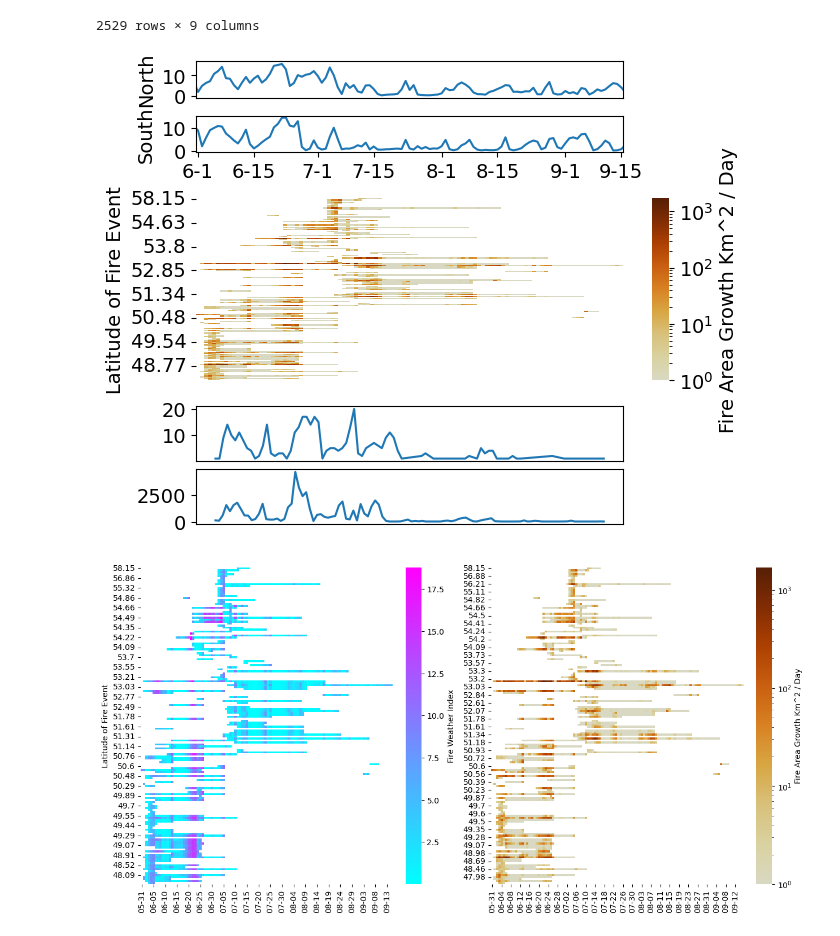
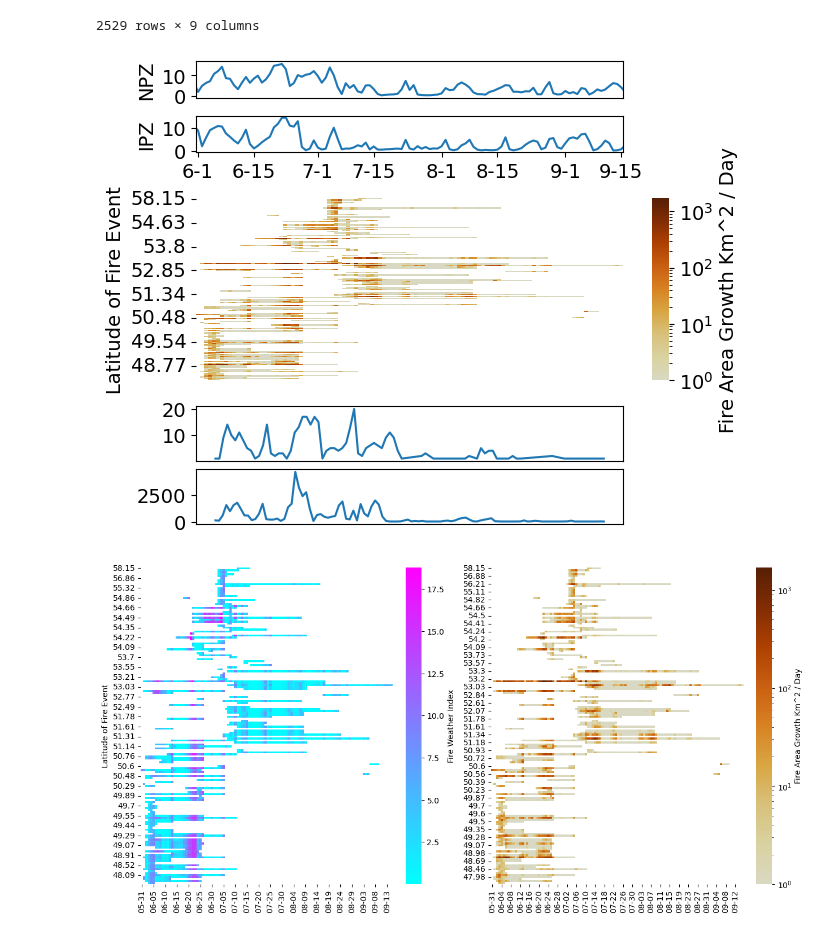
Before and after one commit to mccabete/fwiVis, a Jupyter notebook: notebooks/heatmap_timeseries.ipynb, the cells around one changed output. Drawn from its saved outputs; the diff is of its cells as text; code cells hidden in the pictures.

```diff
--- a/notebooks/heatmap_timeseries.ipynb
+++ b/notebooks/heatmap_timeseries.ipynb
@@ -1130,7 +1170,7 @@ with mpl.rc_context({'font.size': 14}):
 
     ax.plot(fwin.INITDATE.astype("datetime64[ns]"),fwin.GEOS_5)
     ax.set_xlim(test_func[1].t.astype("datetime64[ns]").min(), test_func[1].t.astype("datetime64[ns]").max())
-    ax.set_ylabel("North")
+    ax.set_ylabel("NPZ")
     #ax.set_xticklabels("")
     ax.axes.get_xaxis().set_visible(False)
     #ax.set_yticklabels("")
@@ -1139,36 +1179,36 @@ with mpl.rc_context({'font.size': 14}):
     ax3.xaxis.set_major_formatter(mdates.DateFormatter('%-m-%-d'))
     ax3.plot(fwis.INITDATE.astype("datetime64[ns]"),fwis.GEOS_5)
     ax3.set_xlim(test_func[1].t.astype("datetime64[ns]").min(), test_func[1].t.astype("datetime64[ns]").max())
-    ax3.set_ylabel("South")
+    ax3.set_ylabel("IPZ")
     #ax3.set_yticklabels("")
 
 
 
     #ax3 =
     #sn.heatmap(heat, cmap = "YlOrBr", norm=LogNorm(), cbar_kws={'label': 'Fire Area Growth Km^2'}, ax = ax5, cbar_ax=ax6, square=False)#,fmt='.1f',
     sn.heatmap(test_func[0], cmap = darker_cmap, norm=LogNorm(), cbar_kws={'label': 'Fire Area Growth Km^2 / Day'}, ax = ax5, cbar_ax=ax6, square=False)#,fmt='.1f',
     ax5.set(xlabel="", ylabel="Latitude of Fire Event")
     ax5.axes.get_xaxis().set_visible(False)
     #ax5.yaxis.set_major_formatter(mpl.ticker.FuncFormatter(quick_round2))
     #ax5.set_xticklabels("")
     #ax5.xaxis.set_major_formatter(mdates.DateFormatter('%m-%d'))
     #ax7.xaxis.set_major_formatter(mdates.DateFormatter('%-m-%-d'))
     ax7.axes.get_xaxis().set_visible(False)
     ax7.plot(num_fires.t, num_fires.iloc[:, 1:])
     ax7.set_ylabel("") # # >= 20
 
     ax9.axes.get_xaxis().set_visible(False)
     ax9.plot(sum_growth.t, sum_growth.iloc[:, 1:])
     ax9.set_ylabel("") # Total km
 
     ax2.remove()
     ax4.remove()
     ax8.remove()
     ax10.remove()
 
     plt.savefig(f"some_figs/Number_of_fires_growing_over_20km2_Regional_fire_growth_FWI_diff_fix_{datetime.today().strftime('%Y%m%d')}.png", dpi = 900, transparent = False)
 # %% [output]
-[figure, old version]
+[figure, new version]
 # %%
 fig2, ([ax2, ax3]) = plt.subplots(1,2, figsize = (12.5, 6.25), gridspec_kw={'width_ratios': [2,2], 'height_ratios': [1]}, constrained_layout=True)
 #fig.suptitle('Aligning x-axis using sharex')
```
Also changed, not shown: parts of 5 cells of this notebook, 6 other files.
